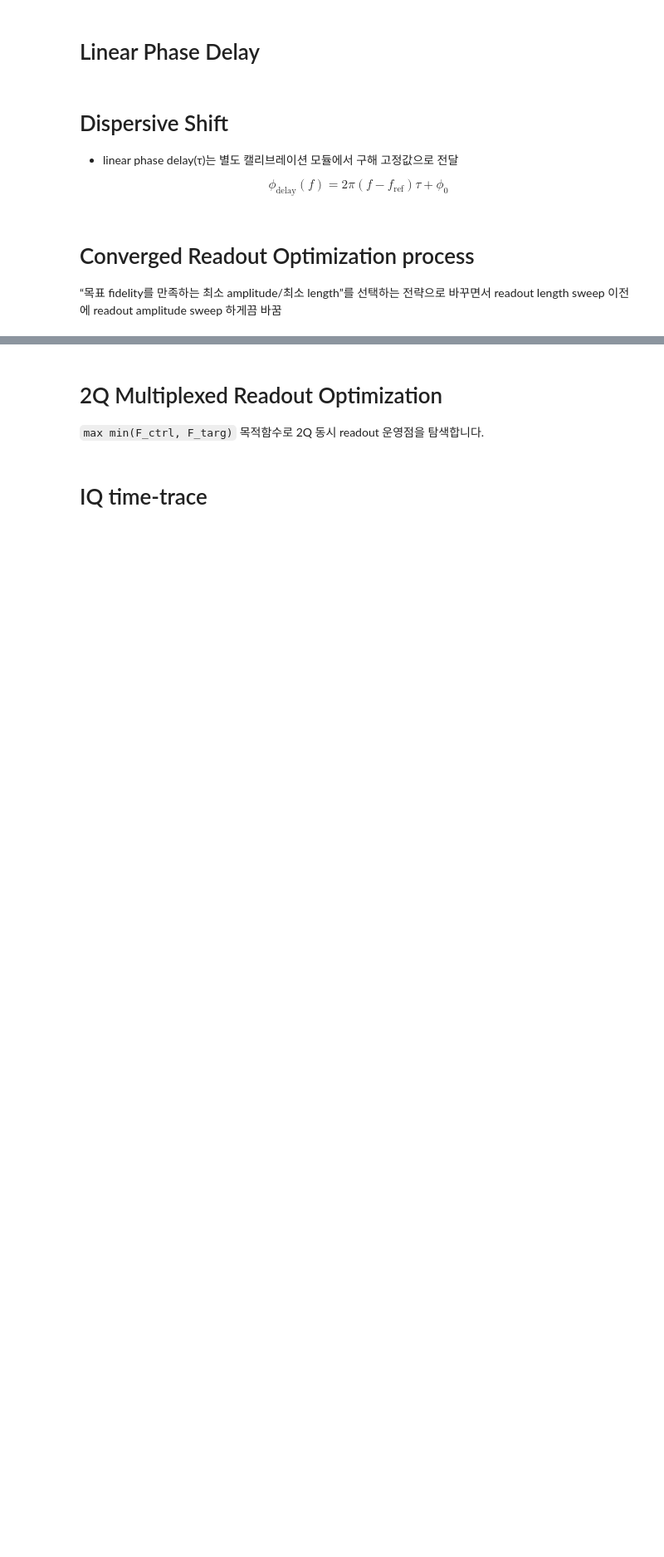
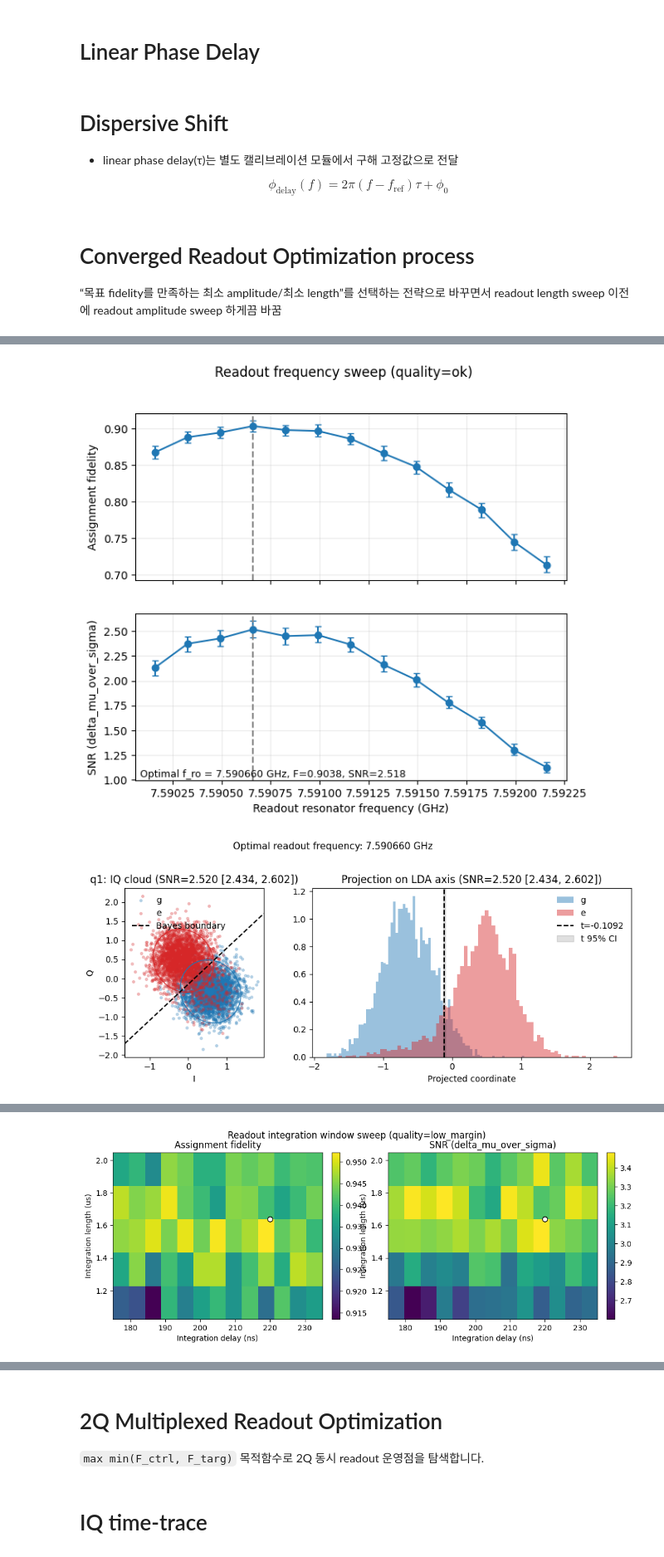
Before and after one commit to yalgaeahn/qubit-experiment, a Jupyter notebook: examples/selectiveRIP/readout_optimization.ipynb, the cells around one changed output, grey strips where cells are left out. Shown at 83% size. Cells and saved outputs as stored; diff of their text form; code cells hidden in the pictures; blank space fills up the shorter version.

```diff
--- a/examples/selectiveRIP/readout_optimization.ipynb
+++ b/examples/selectiveRIP/readout_optimization.ipynb
@@ -473,7 +473,7 @@ READOUT_OPT_V2_CONFIG = {
     "freq_span_fine": 80e3,
     "freq_points_fine": 9,
     "window_delay_span": 30e-9,
-    "window_length_factors":(0.5, 0.6, 0.8, 0.9 1.0),
+    "window_length_factors":(0.5, 0.6, 0.8, 0.9, 1.0),
     "amp_frac": 0.20,
     "amp_points": 13,
     "amp_min": 0.4,
@@ -482,8 +482,8 @@ READOUT_OPT_V2_CONFIG = {
     "amp_polish_frac": 0.08,
     "amp_polish_points": 7,
     "length_factors": (0.4, 0.5, 0.6, 0.8, 1.0),
-    "count_freq": 1024 * 4,
-    "count_other": 1024 * 2,
+    "count_freq": 1024 * 3,
+    "count_other": 1024 * 1,
     "max_readout_length": 2.048e-6,
     "length_base_mode": "max_readout_length",
     "init_state_with_max_readout_length": True,
@@ -1189,7 +1207,7 @@ if "qubits" not in globals() or len(qubits) < 1:
     raise RuntimeError("qubits is not available in notebook globals.")
 
 ###################
-q_opt = qubits[2]##
+q_opt = qubits[1]##
 
 # Step orchestration knobs: reorder/skip without touching core function.
 custom_step_sequence = list(READOUT_OPT_V2_DEFAULT_STEP_SEQUENCE)
@@ -1227,3 +1245,4 @@ print("\ndiagnostics:")
 pprint(readout_opt_diagnostics)
 print("\nhistory:")
 _print_history(readout_opt_history)
+# %% [output]
@@ -1229,0 +1266,2 @@ _print_history(readout_opt_history)
+[figure, added]
+[figure, added]
@@ -1229,0 +1269 @@ _print_history(readout_opt_history)
+[figure, added]
```
Also changed, not shown: parts of 4 cells of this notebook, 10 other files.
